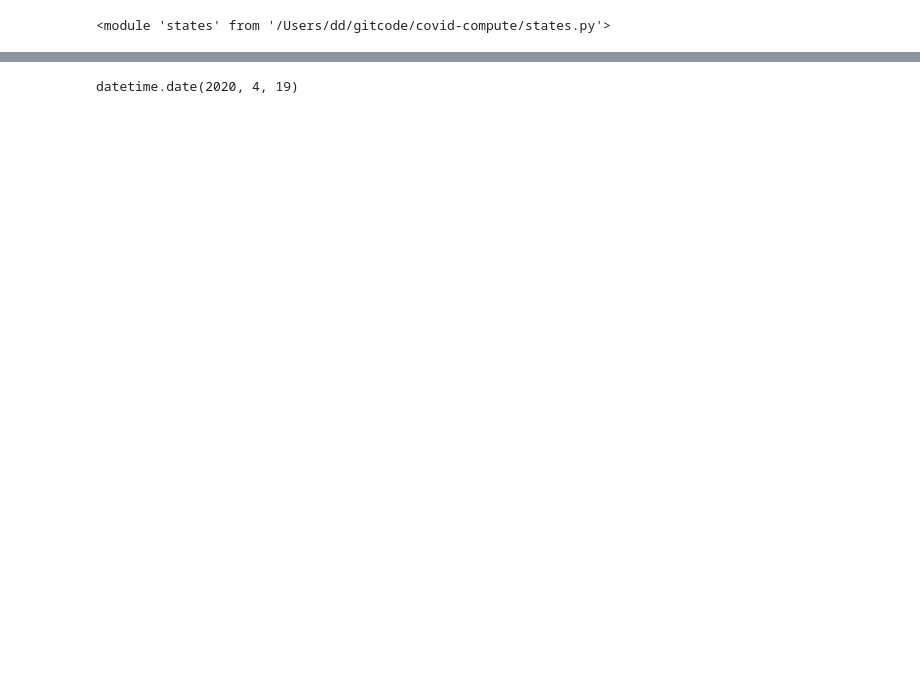
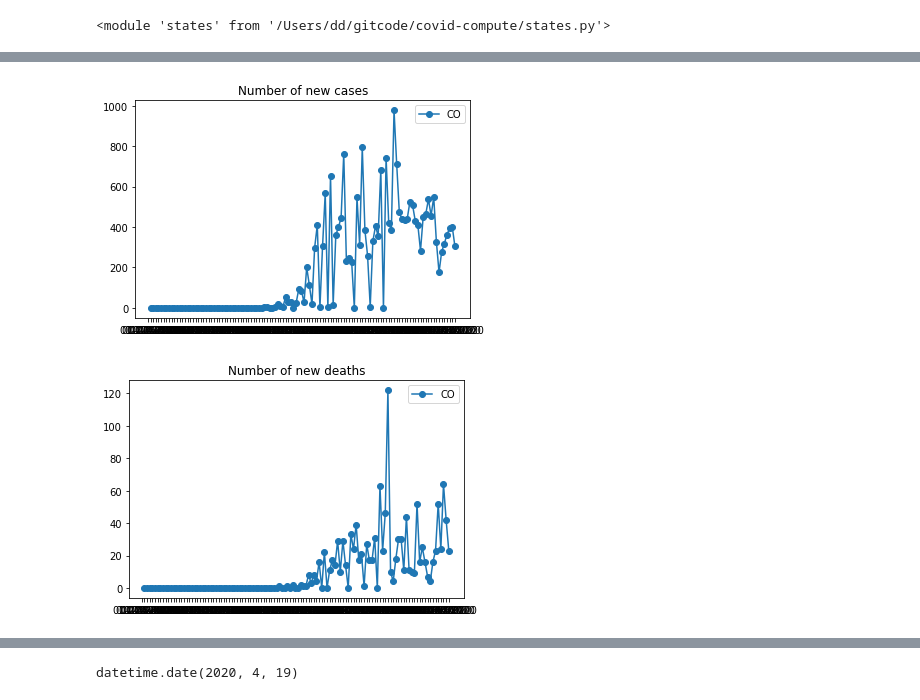
Before and after one commit to nearwalden/covid-compute, a Jupyter notebook: testing2.ipynb, the cells around one changed output, grey strips where cells are left out. Drawn from its saved outputs; the diff is of its cells as text; code cells hidden in the pictures; blank space fills up the shorter version.

```diff
--- a/testing2.ipynb
+++ b/testing2.ipynb
@@ -41,3 +41,8 @@ cd.plot_state ('FL')
+# %%
+cd.plot_state ('CO')
+# %% [output]
+[figure, added]
+[figure, added]
 # %%
 a = states.analyze()
 # %%
```
Also changed, not shown: parts of 27 cells of this notebook, 8 other files.
